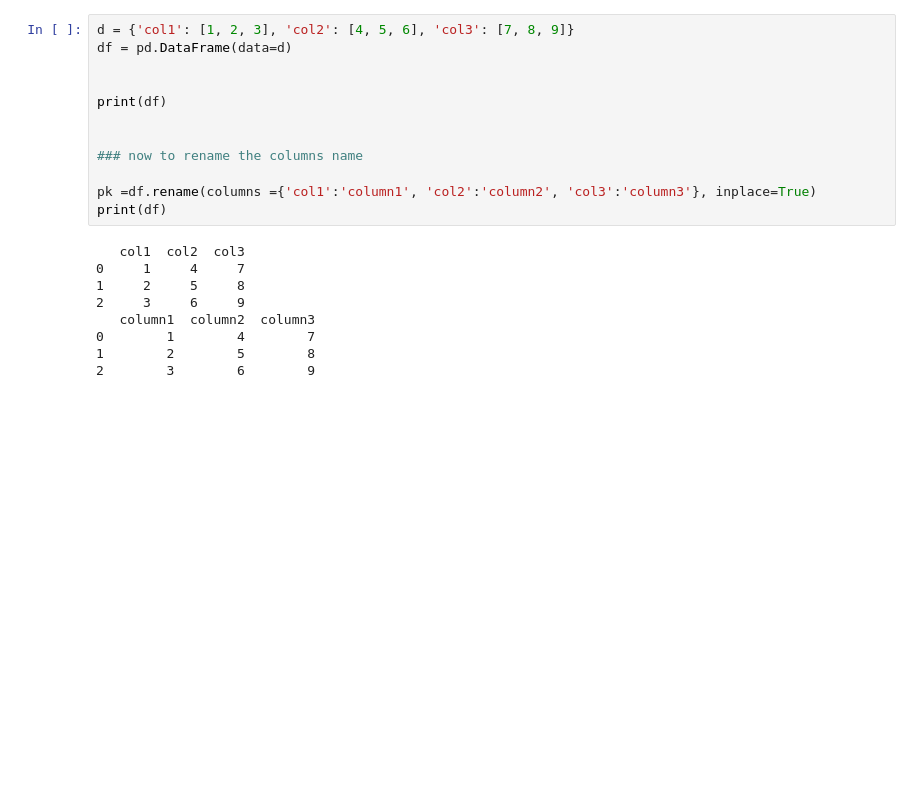
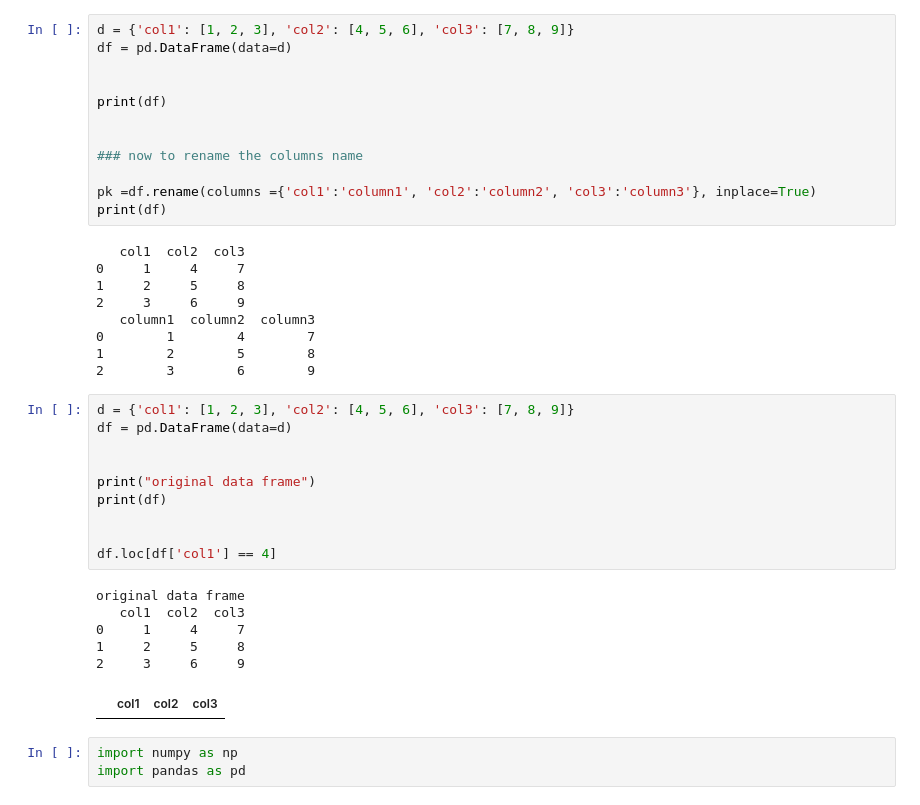
Before and after one commit to dvlprayushraj/KBC, a Jupyter notebook: groupbyAtteragating.ipynb, the cells around one changed output. Saved outputs shown, nothing was run; the diff lists cells and outputs as text; blank space fills up the shorter version.

```diff
--- a/groupbyAtteragating.ipynb
+++ b/groupbyAtteragating.ipynb
@@ -264,3 +264,23 @@ print(df)
 0        1        4        7
 1        2        5        8
 2        3        6        9
+# %%
+d = {'col1': [1, 2, 3], 'col2': [4, 5, 6], 'col3': [7, 8, 9]}
+df = pd.DataFrame(data=d)
+
+
+print("original data frame")
+print(df)
+
+
+df.loc[df['col1'] == 4]
+# %% [output]
+original data frame
+   col1  col2  col3
+0     1     4     7
+1     2     5     8
+2     3     6     9
+|  | col1 | col2 | col3 |
+# %%
+import numpy as np
+import pandas as pd
```
Also changed, not shown: parts of 3 cells of this notebook.
